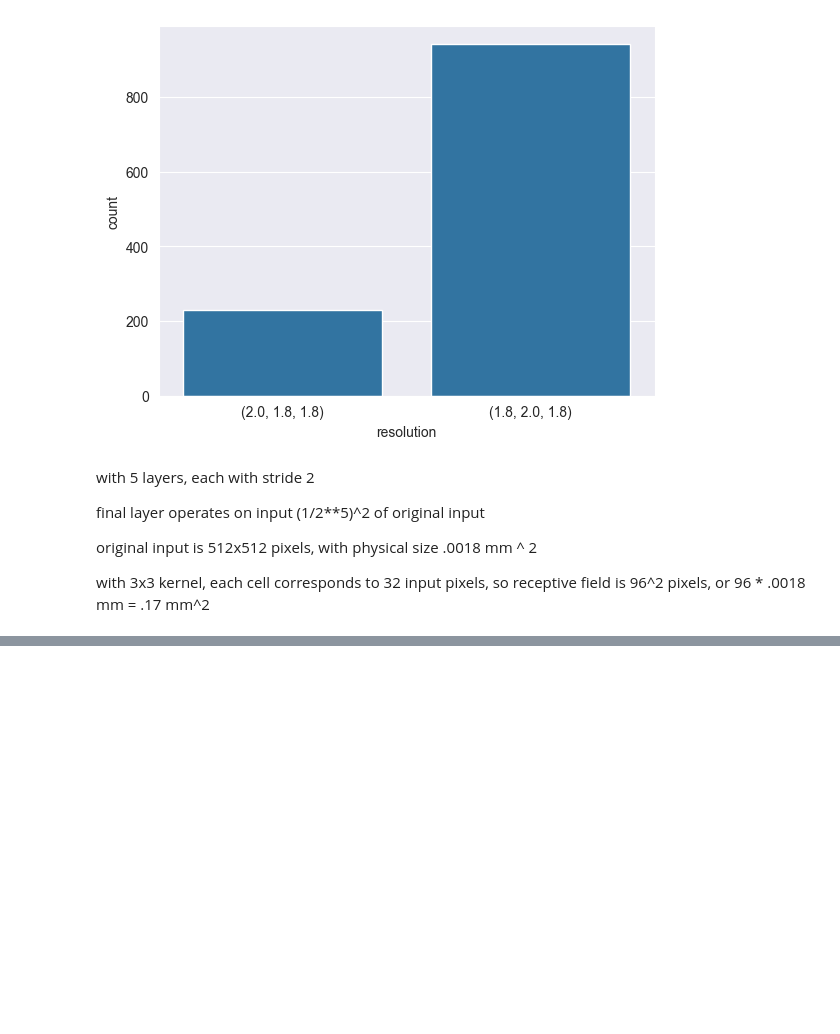
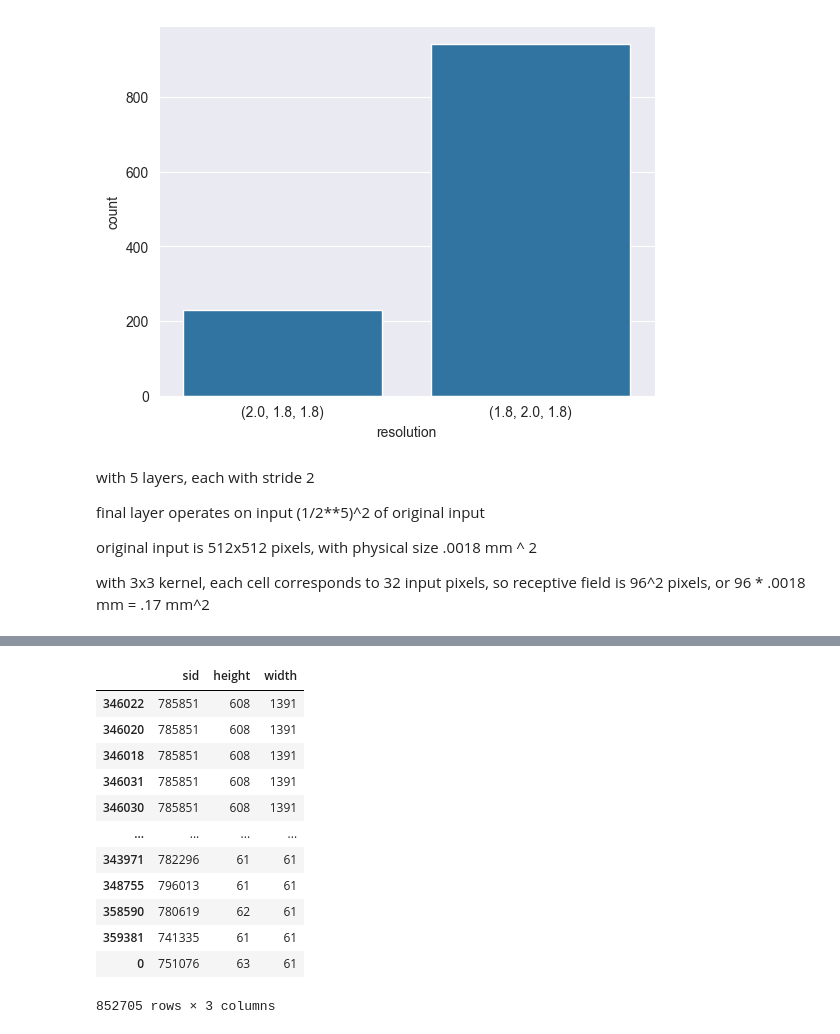
Before and after one commit to AllenInstitute/deep_ccf_registration, a Jupyter notebook: scripts/explore_scratch.ipynb, the cells around one changed output, grey strips where cells are left out. Saved outputs shown, nothing was run; the diff lists cells and outputs as text; code cells hidden in the pictures; blank space fills up the shorter version.

```diff
--- a/scripts/explore_scratch.ipynb
+++ b/scripts/explore_scratch.ipynb
@@ -285,0 +312,16 @@ volume_size_distr()
+# %%
+bbox_dims.sort_values('width', ascending=False)
+# %% [output]
+|  | sid | height | width |
+| 346022 | 785851 | 608 | 1391 |
+| 346020 | 785851 | 608 | 1391 |
+| 346018 | 785851 | 608 | 1391 |
+| 346031 | 785851 | 608 | 1391 |
+| 346030 | 785851 | 608 | 1391 |
+| ... | ... | ... | ... |
+| 343971 | 782296 | 61 | 61 |
+| 348755 | 796013 | 61 | 61 |
+| 358590 | 780619 | 62 | 61 |
+| 359381 | 741335 | 61 | 61 |
+| 0 | 751076 | 63 | 61 |
+852705 rows × 3 columns
```
Also changed, not shown: parts of 11 cells of this notebook, 7 other files.
